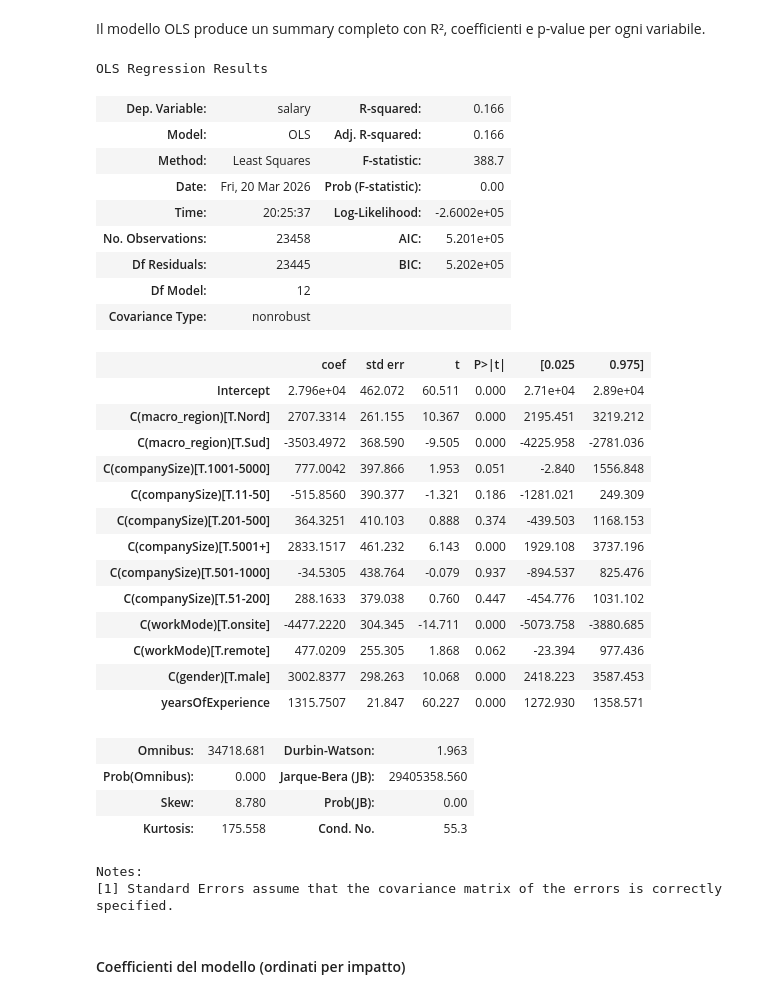
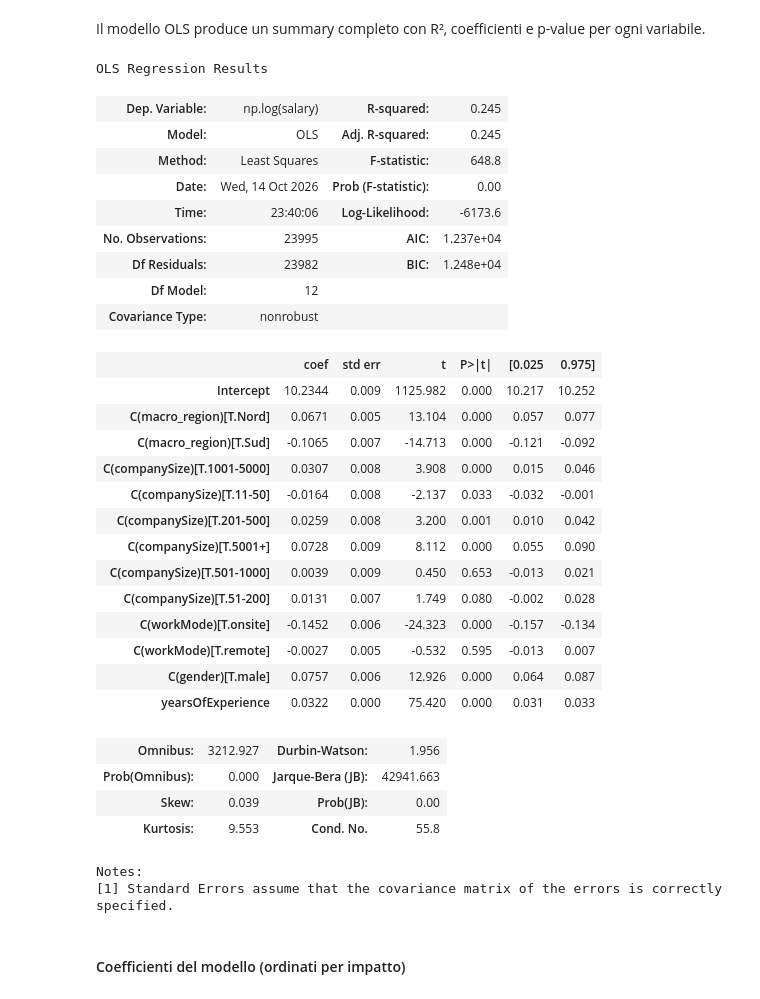
Before and after one commit to skateddu/italian-tech-salaries-analysis, a Jupyter notebook: data_analysis.ipynb, the cells around one changed output. Saved outputs shown, nothing was run; the diff lists cells and outputs as text; code cells hidden in the pictures.

```diff
--- a/data_analysis.ipynb
+++ b/data_analysis.ipynb
@@ -79,6 +93,7 @@ Il dataset proviene da [HuggingFace - datapizza-ai-lab/salaries](https://hugging
 | `gender` | categorica | Genere (male, female, other) |
 | `submittedAt` | datetime | Data di compilazione del survey |
 # %%
-df_raw = load_salaries(path="datapizza-ai-lab/salaries")
+# Revisione del dataset fissata in salaries_analysis.data.dataset.DATASET_REVISION
+df_raw = load_salaries()
 df_raw.head()
 # %% [output]
@@ -970,41 +1035,41 @@ Il modello OLS produce un summary completo con R², coefficienti e p-value per o
 # %%
 # Preparazione dati per regressione (incluso gender)
 columns = ["salary", "yearsOfExperience", "macro_region", "companySize", "workMode", "gender"]
 df_regression = df_gender.loc[:, columns].dropna()
 
-# Regressione OLS con variabili categoriche (incluso gender)
-formula = "salary ~ yearsOfExperience + C(macro_region) + C(companySize) + C(workMode) + C(gender)"
+# Regressione OLS su log(salary): i coefficienti si leggono come variazioni percentuali
+formula = "np.log(salary) ~ yearsOfExperience + C(macro_region) + C(companySize) + C(workMode) + C(gender)"
 ols_regression = ols(formula=formula, data=df_regression).fit()
 ols_regression.summary()
 # %% [output]
 OLS Regression Results
-| Dep. Variable: | salary | R-squared: | 0.166 |
-| Model: | OLS | Adj. R-squared: | 0.166 |
-| Method: | Least Squares | F-statistic: | 388.7 |
-| Date: | Fri, 20 Mar 2026 | Prob (F-statistic): | 0.00 |
-| Time: | 20:25:37 | Log-Likelihood: | -2.6002e+05 |
-| No. Observations: | 23458 | AIC: | 5.201e+05 |
-| Df Residuals: | 23445 | BIC: | 5.202e+05 |
+| Dep. Variable: | np.log(salary) | R-squared: | 0.245 |
+| Model: | OLS | Adj. R-squared: | 0.245 |
+| Method: | Least Squares | F-statistic: | 648.8 |
+| Date: | Wed, 14 Oct 2026 | Prob (F-statistic): | 0.00 |
+| Time: | 23:40:06 | Log-Likelihood: | -6173.6 |
+| No. Observations: | 23995 | AIC: | 1.237e+04 |
+| Df Residuals: | 23982 | BIC: | 1.248e+04 |
 | Df Model: | 12 |  |  |
 | Covariance Type: | nonrobust |  |  |
 |  | coef | std err | t | P>|t| | [0.025 | 0.975] |
-| Intercept | 2.796e+04 | 462.072 | 60.511 | 0.000 | 2.71e+04 | 2.89e+04 |
-| C(macro_region)[T.Nord] | 2707.3314 | 261.155 | 10.367 | 0.000 | 2195.451 | 3219.212 |
-| C(macro_region)[T.Sud] | -3503.4972 | 368.590 | -9.505 | 0.000 | -4225.958 | -2781.036 |
-| C(companySize)[T.1001-5000] | 777.0042 | 397.866 | 1.953 | 0.051 | -2.840 | 1556.848 |
-| C(companySize)[T.11-50] | -515.8560 | 390.377 | -1.321 | 0.186 | -1281.021 | 249.309 |
-| C(companySize)[T.201-500] | 364.3251 | 410.103 | 0.888 | 0.374 | -439.503 | 1168.153 |
-| C(companySize)[T.5001+] | 2833.1517 | 461.232 | 6.143 | 0.000 | 1929.108 | 3737.196 |
-| C(companySize)[T.501-1000] | -34.5305 | 438.764 | -0.079 | 0.937 | -894.537 | 825.476 |
-| C(companySize)[T.51-200] | 288.1633 | 379.038 | 0.760 | 0.447 | -454.776 | 1031.102 |
-| C(workMode)[T.onsite] | -4477.2220 | 304.345 | -14.711 | 0.000 | -5073.758 | -3880.685 |
-| C(workMode)[T.remote] | 477.0209 | 255.305 | 1.868 | 0.062 | -23.394 | 977.436 |
-| C(gender)[T.male] | 3002.8377 | 298.263 | 10.068 | 0.000 | 2418.223 | 3587.453 |
-| yearsOfExperience | 1315.7507 | 21.847 | 60.227 | 0.000 | 1272.930 | 1358.571 |
+| Intercept | 10.2344 | 0.009 | 1125.982 | 0.000 | 10.217 | 10.252 |
+| C(macro_region)[T.Nord] | 0.0671 | 0.005 | 13.104 | 0.000 | 0.057 | 0.077 |
+| C(macro_region)[T.Sud] | -0.1065 | 0.007 | -14.713 | 0.000 | -0.121 | -0.092 |
+| C(companySize)[T.1001-5000] | 0.0307 | 0.008 | 3.908 | 0.000 | 0.015 | 0.046 |
+| C(companySize)[T.11-50] | -0.0164 | 0.008 | -2.137 | 0.033 | -0.032 | -0.001 |
+| C(companySize)[T.201-500] | 0.0259 | 0.008 | 3.200 | 0.001 | 0.010 | 0.042 |
+| C(companySize)[T.5001+] | 0.0728 | 0.009 | 8.112 | 0.000 | 0.055 | 0.090 |
+| C(companySize)[T.501-1000] | 0.0039 | 0.009 | 0.450 | 0.653 | -0.013 | 0.021 |
+| C(companySize)[T.51-200] | 0.0131 | 0.007 | 1.749 | 0.080 | -0.002 | 0.028 |
+| C(workMode)[T.onsite] | -0.1452 | 0.006 | -24.323 | 0.000 | -0.157 | -0.134 |
+| C(workMode)[T.remote] | -0.0027 | 0.005 | -0.532 | 0.595 | -0.013 | 0.007 |
+| C(gender)[T.male] | 0.0757 | 0.006 | 12.926 | 0.000 | 0.064 | 0.087 |
+| yearsOfExperience | 0.0322 | 0.000 | 75.420 | 0.000 | 0.031 | 0.033 |
-| Omnibus: | 34718.681 | Durbin-Watson: | 1.963 |
-| Prob(Omnibus): | 0.000 | Jarque-Bera (JB): | 29405358.560 |
-| Skew: | 8.780 | Prob(JB): | 0.00 |
-| Kurtosis: | 175.558 | Cond. No. | 55.3 |
+| Omnibus: | 3212.927 | Durbin-Watson: | 1.956 |
+| Prob(Omnibus): | 0.000 | Jarque-Bera (JB): | 42941.663 |
+| Skew: | 0.039 | Prob(JB): | 0.00 |
+| Kurtosis: | 9.553 | Cond. No. | 55.8 |
 Notes:
 [1] Standard Errors assume that the covariance matrix of the errors is correctly specified.
 # %% [markdown]
```
Also changed, not shown: parts of 59 cells of this notebook, 1 other file.
